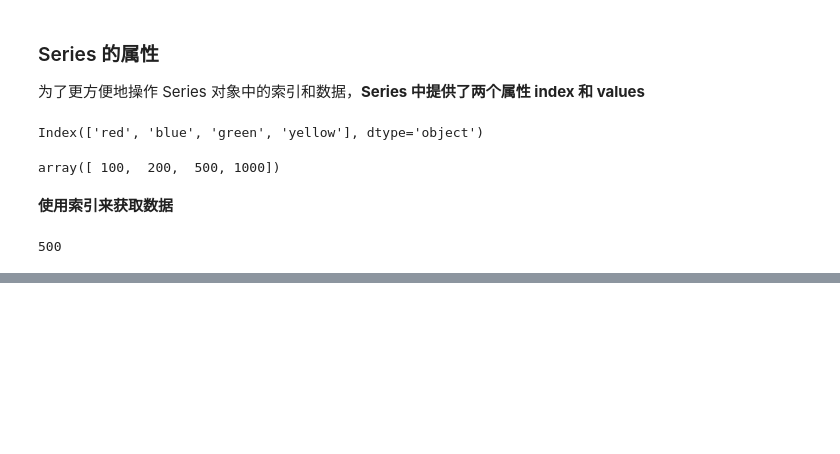
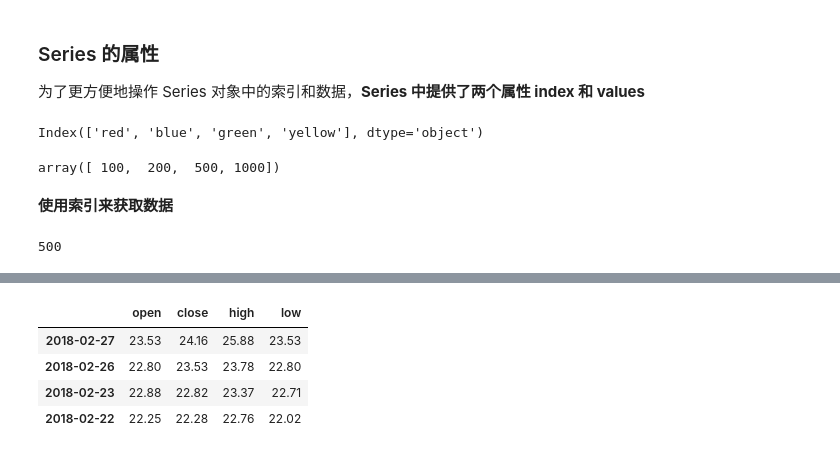
Before and after one commit to NekoSilverFox/Data-Mining, a Jupyter notebook: 003 - Pandas/Pandas.ipynb, the cells around one changed output, grey strips where cells are left out. Drawn from its saved outputs; the diff is of its cells as text; code cells hidden in the pictures; blank space fills up the shorter version.

```diff
--- a/003 - Pandas/Pandas.ipynb
+++ b/003 - Pandas/Pandas.ipynb
@@ -432,0 +537,10 @@ color_count[2]
+# %%
+# 推荐使用loc和iloc来获取的方式
+data.loc[data.index[0:4], ['open', 'close', 'high', 'low']]
+data.iloc[0:4, data.columns.get_indexer(['open', 'close', 'high', 'low'])]
+# %% [output]
+|  | open | close | high | low |
+| 2018-02-27 | 23.53 | 24.16 | 25.88 | 23.53 |
+| 2018-02-26 | 22.80 | 23.53 | 23.78 | 22.80 |
+| 2018-02-23 | 22.88 | 22.82 | 23.37 | 22.71 |
+| 2018-02-22 | 22.25 | 22.28 | 22.76 | 22.02 |
```
Also changed, not shown: parts of 14 cells of this notebook, 1 other file.
